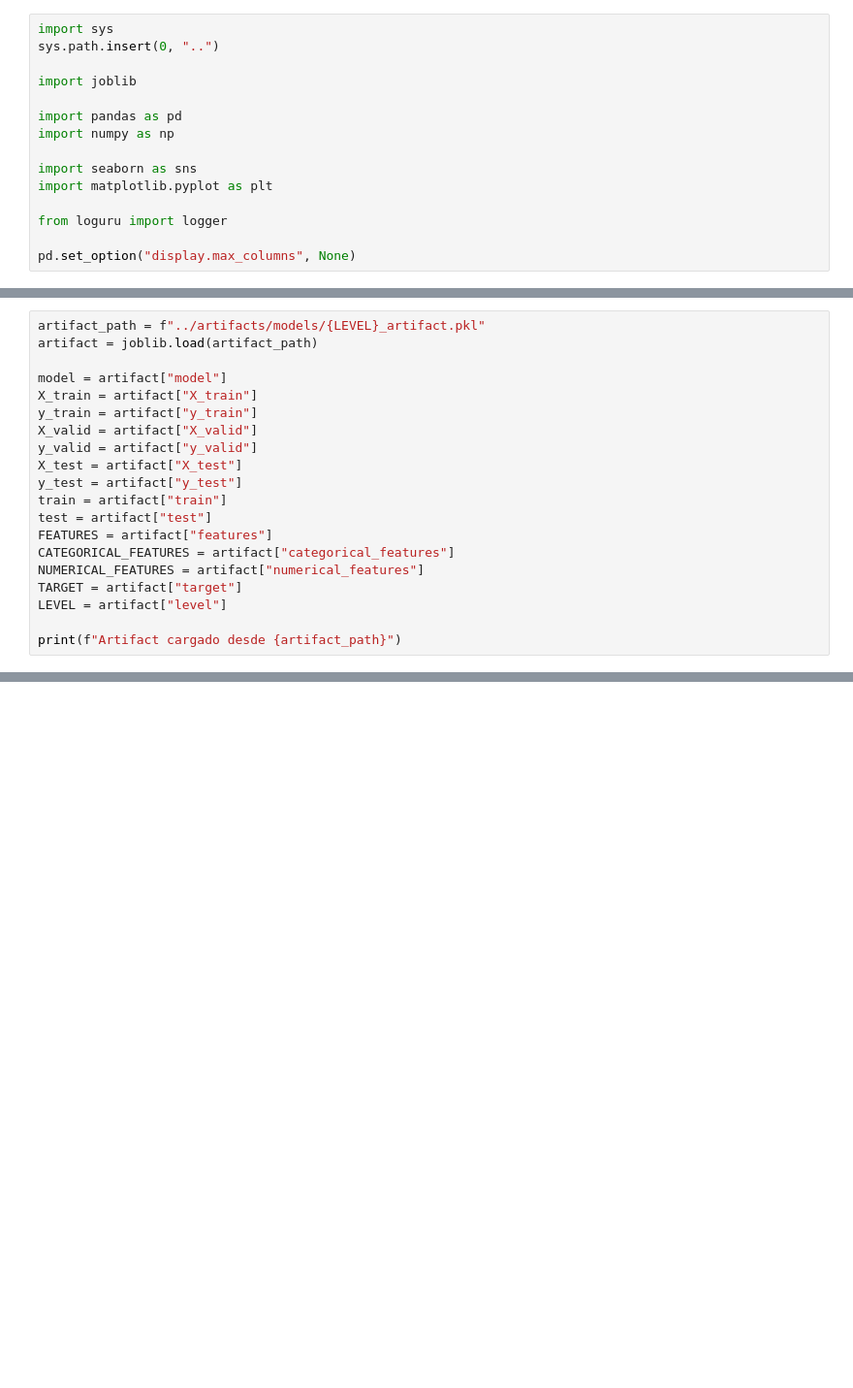
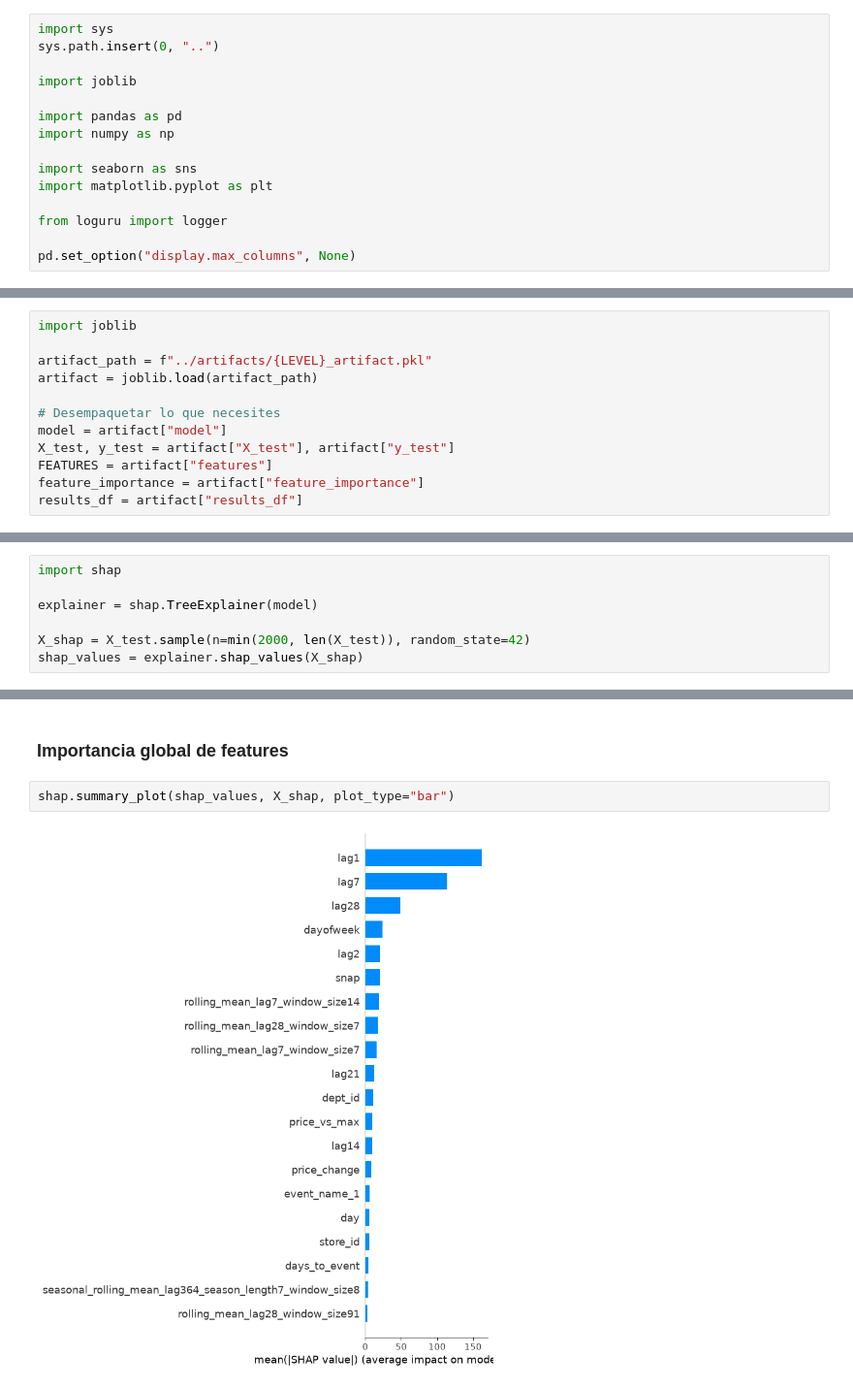
Before and after one commit to njimenez94/forecast-tfm, a Jupyter notebook: notebooks/03_predictions.ipynb, the cells around one changed output, grey strips where cells are left out. Shown at 97% size. Cells and saved outputs as stored; diff of their text form; blank space fills up the shorter version.

```diff
--- a/notebooks/03_predictions.ipynb
+++ b/notebooks/03_predictions.ipynb
@@ -20,20 +20,12 @@ NameError: name 'LEVEL' is not defined
 # %%
-artifact_path = f"../artifacts/models/{LEVEL}_artifact.pkl"
+import joblib
+
+artifact_path = f"../artifacts/{LEVEL}_artifact.pkl"
 artifact = joblib.load(artifact_path)
 
+# Desempaquetar lo que necesites
 model = artifact["model"]
-X_train = artifact["X_train"]
-y_train = artifact["y_train"]
-X_valid = artifact["X_valid"]
-y_valid = artifact["y_valid"]
-X_test = artifact["X_test"]
-y_test = artifact["y_test"]
-train = artifact["train"]
-test = artifact["test"]
+X_test, y_test = artifact["X_test"], artifact["y_test"]
 FEATURES = artifact["features"]
-CATEGORICAL_FEATURES = artifact["categorical_features"]
-NUMERICAL_FEATURES = artifact["numerical_features"]
-TARGET = artifact["target"]
-LEVEL = artifact["level"]
-
-print(f"Artifact cargado desde {artifact_path}")
+feature_importance = artifact["feature_importance"]
+results_df = artifact["results_df"]
@@ -39,0 +34,7 @@ print(f"Artifact cargado desde {artifact_path}")
+# %%
+import shap
+
+explainer = shap.TreeExplainer(model)
+
+X_shap = X_test.sample(n=min(2000, len(X_test)), random_state=42)
+shap_values = explainer.shap_values(X_shap)
@@ -39,0 +68,6 @@ print(f"Artifact cargado desde {artifact_path}")
+# %% [markdown]
+### Importancia global de features
+# %%
+shap.summary_plot(shap_values, X_shap, plot_type="bar")
+# %% [output]
+[figure, added]
```
Also changed, not shown: parts of 14 cells of this notebook, 1 other file.
